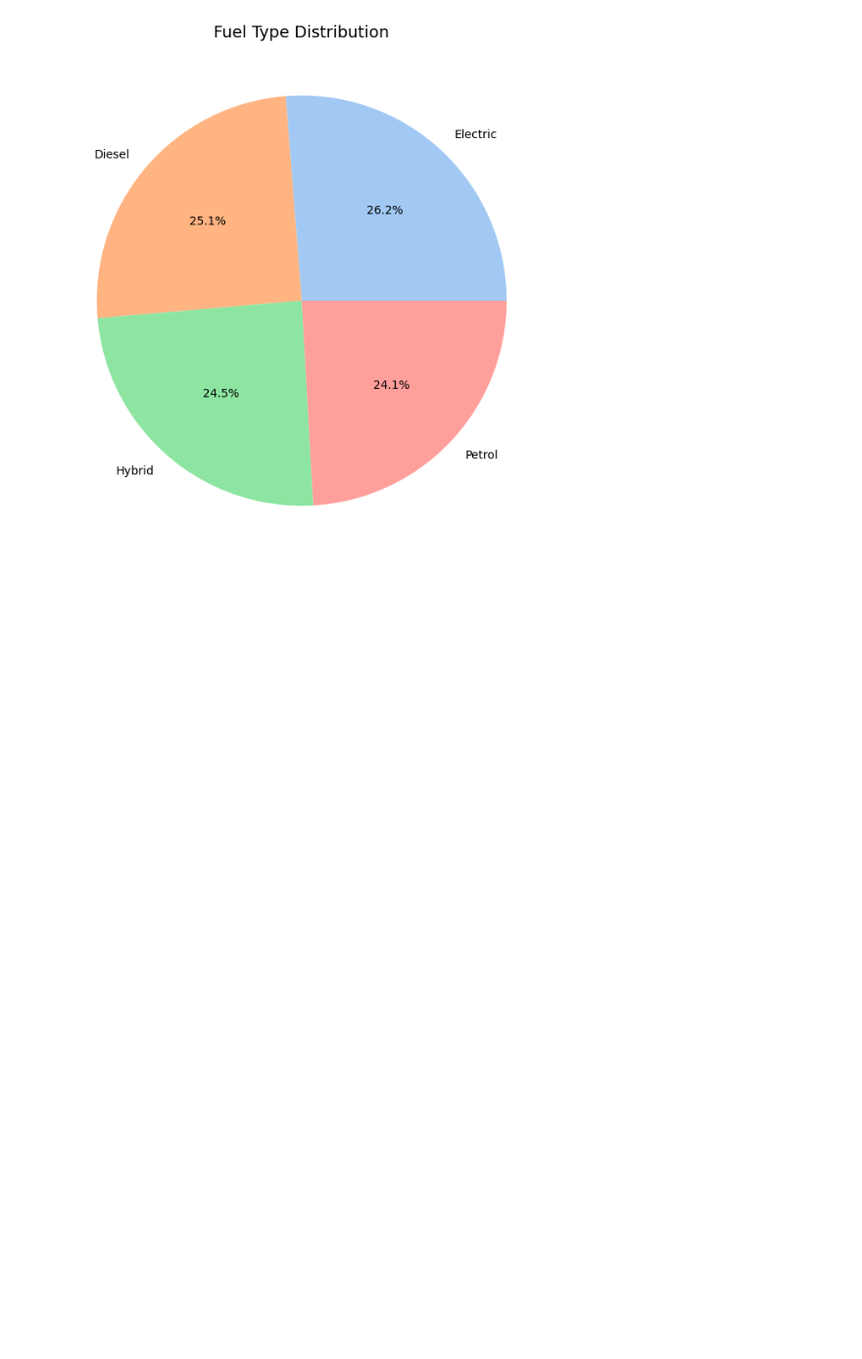
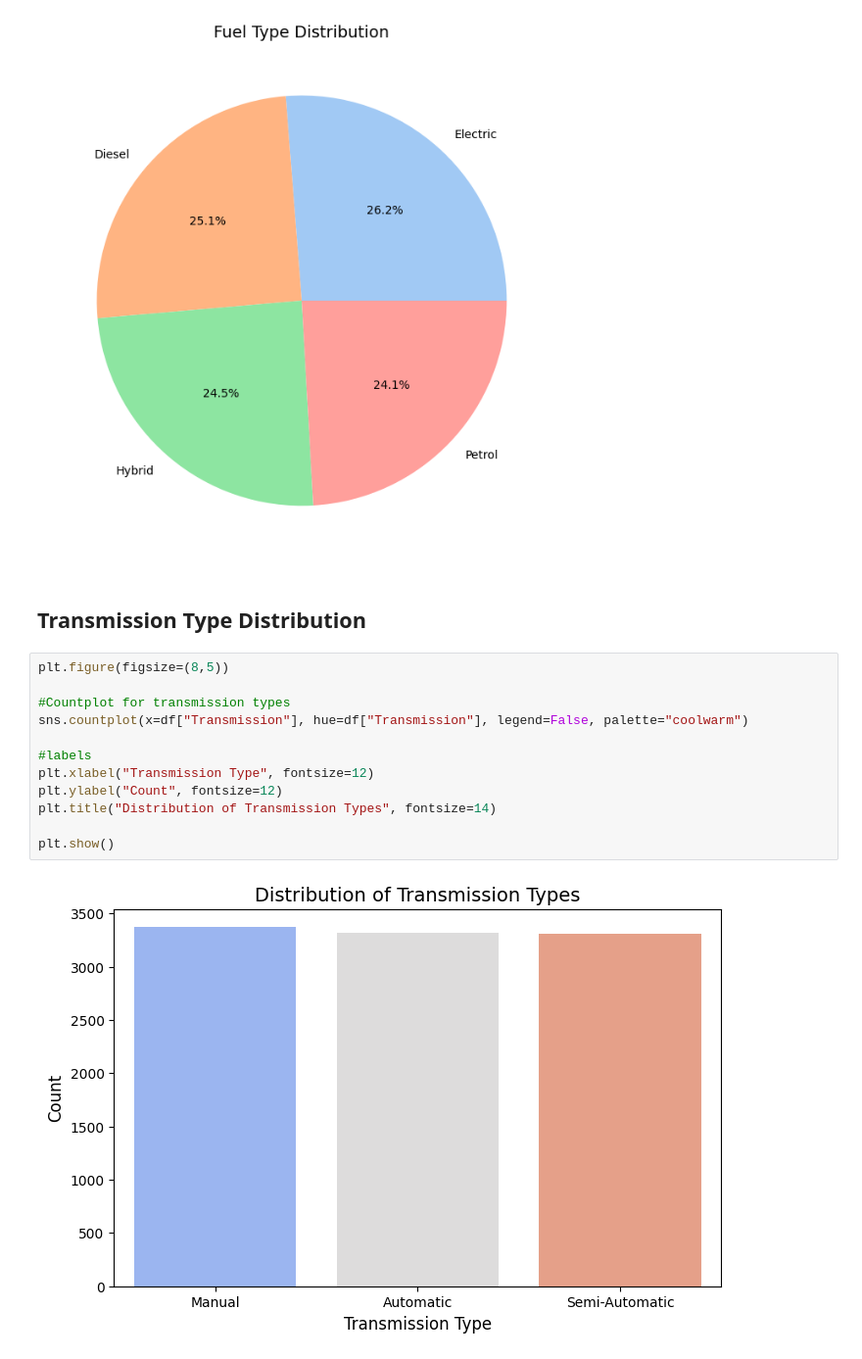
Before and after one commit to devarshi002/Car_price_data_analysis, a Jupyter notebook: test.ipynb, the cells around one changed output. Shown: that part at 98% size. Cells and saved outputs as stored; diff of their text form; blank space fills up the shorter version.

```diff
--- a/test.ipynb
+++ b/test.ipynb
@@ -175,3 +175,19 @@ plt.show()
 # Helps in understanding market trends in fuel preference.
 # %% [output]
 [figure]
+# %% [markdown]
+## Transmission Type Distribution
+# %%
+plt.figure(figsize=(8,5))
+
+#Countplot for transmission types
+sns.countplot(x=df["Transmission"], hue=df["Transmission"], legend=False, palette="coolwarm")
+
+#labels
+plt.xlabel("Transmission Type", fontsize=12)
+plt.ylabel("Count", fontsize=12)
+plt.title("Distribution of Transmission Types", fontsize=14)
+
+plt.show()
+# %% [output]
+[figure, added]
```
